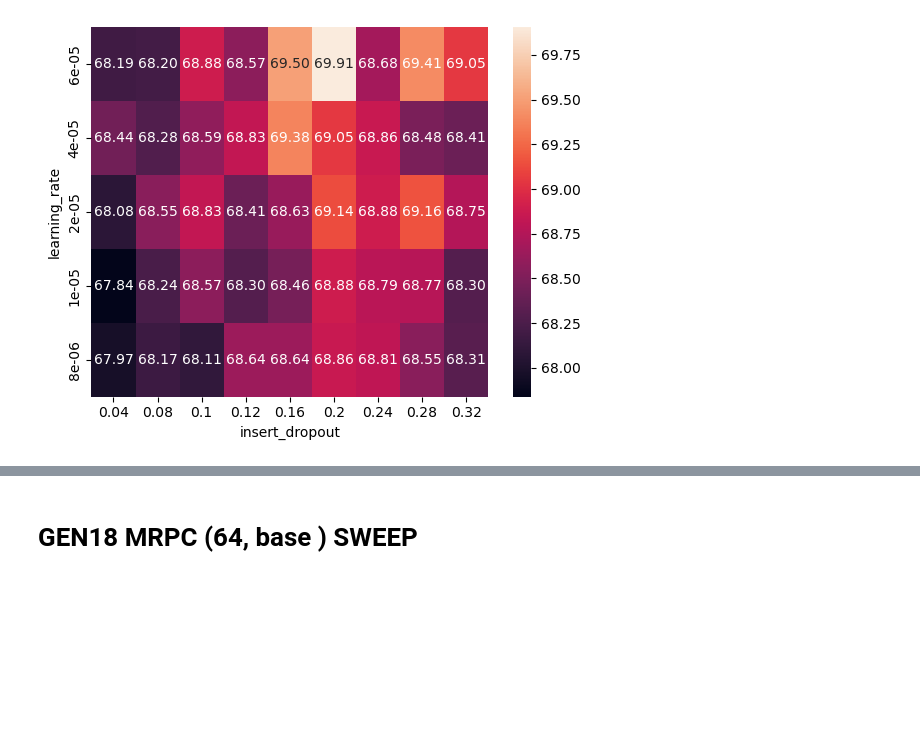
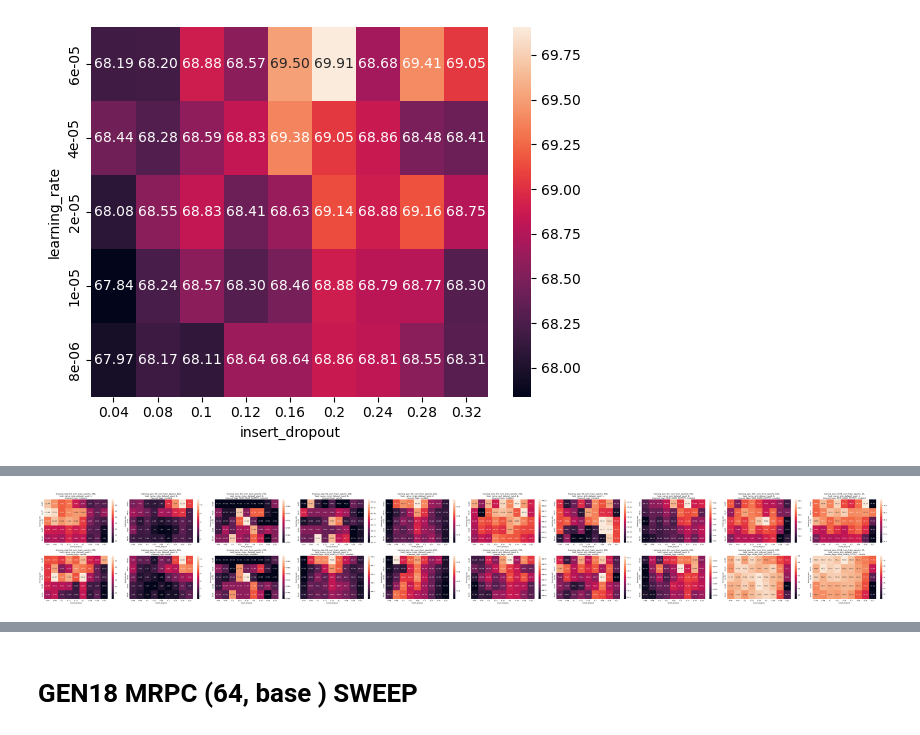
Before and after one commit to Ricu/fantastic-umbrella, a Jupyter notebook: notebooks/plotting_heatmaps.ipynb, the cells around one changed output, grey strips where cells are left out. Drawn from its saved outputs; the diff is of its cells as text; code cells hidden in the pictures; blank space fills up the shorter version.

```diff
--- a/notebooks/plotting_heatmaps.ipynb
+++ b/notebooks/plotting_heatmaps.ipynb
@@ -264,0 +272,14 @@ sns.heatmap(
+# %%
+dfs = [
+    read_wandb_csv("B_0064_sweeps_400QNLI.csv"),
+    read_wandb_csv("B_0256_sweeps_100QNLI.csv"),
+    read_wandb_csv("B_1024_sweeps_25QNLI.csv"),
+    read_wandb_csv("B_0064_sweeps_200QNLI.csv"),
+    read_wandb_csv("B_0064_sweeps_200MRPC.csv"),
+    read_wandb_csv("B_0064_sweeps_200COLA.csv")
+]
+
+df_all = pd.concat(dfs, axis=0, ignore_index=True)
+df_all["cleaned_tags"] = df_all["Tags"].str.replace(r"SWP\d, ","",regex=True)
+df_all.shape
+df_all.head()
@@ -264,0 +294,48 @@ sns.heatmap(
+# %%
+import matplotlib.pyplot as plt
+import numpy as np
+PER_HEATMAP_SIZE = 5
+AGG_FUNCTION = 'median'
+combinations = df_all.loc[:,[
+    "training_size",
+    "num_train_epochs",
+    "task_name",
+    "dataset_seed",
+    "cleaned_tags"
+    ]].value_counts().sort_index().index
+
+n_combinations = len(combinations)
+fig, axs = plt.subplots(
+    2,
+    int(n_combinations/2),
+    figsize = (1.5*n_combinations/2*PER_HEATMAP_SIZE,2*PER_HEATMAP_SIZE),
+    )
+for index,combo in enumerate(combinations):
+    selected_rows = (df_all[combinations.names] == combo).all(axis=1)
+
+    filtered_df = df_all.loc[selected_rows]
+    df_pivot = filtered_df.pivot_table(
+        index=["learning_rate"],
+        columns=["insert_dropout"],
+        values=["best_matthews_correlation" if combo[2]=="cola" else "best_accuracy"],
+        aggfunc=AGG_FUNCTION
+        )
+    df_pivot = df_pivot.sort_index(ascending=False)
+    df_pivot.columns = df_pivot.columns.droplevel(0)
+    df_pivot = df_pivot * 100 # make values percentage
+
+    ax = axs[index%2,int(index/2)]
+    sns.heatmap(
+        data=df_pivot,
+        annot=True,
+        fmt='.2f',
+        ax = ax,
+    )
+    # title = ', '.join(f'{a}: {b}' for a, b in zip(combinations.names, combo))
+    title_parts = ', '.join(f'{a}: {b}' for a, b in zip(combinations.names, combo)).split(', ')
+    title = ',\n'.join(', '.join(title_parts[i:i+2]) for i in range(0, len(title_parts), 2))
+    ax.set_title(title,wrap=True)
+fig.tight_layout()
+plt.savefig('B_various.pdf', format='pdf')
+# %% [output]
+[figure, added]
```
Also changed, not shown: parts of 11 cells of this notebook, 13 other files.
